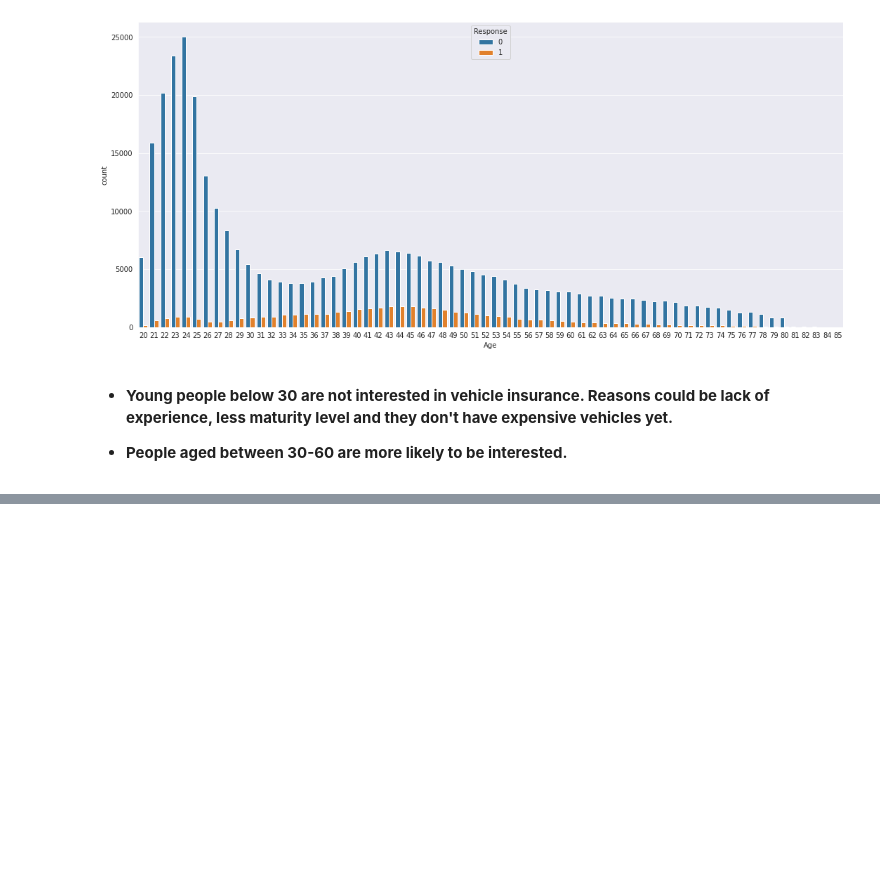
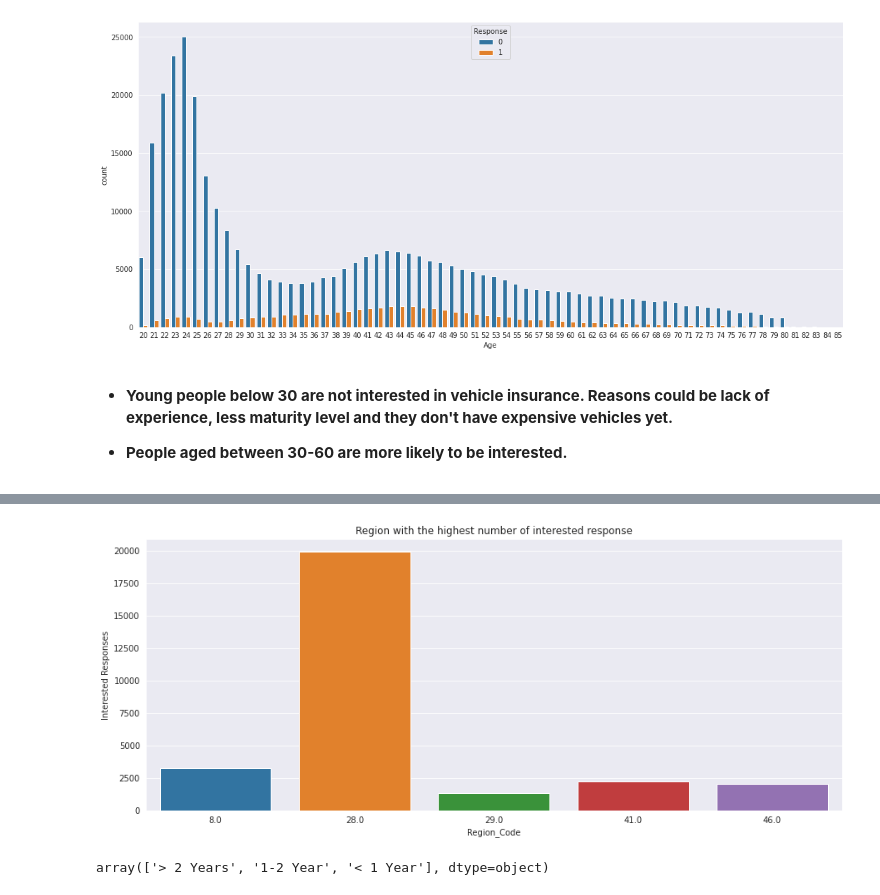
Before and after one commit to priyankashinde-DS/Capstone_health_insurance_prediction, a Jupyter notebook: HEALTH_INSURANCE_CROSS_SELL_PREDICTION.ipynb, the cells around one changed output, grey strips where cells are left out. Drawn from its saved outputs; the diff is of its cells as text; code cells hidden in the pictures; blank space fills up the shorter version.

```diff
--- a/HEALTH_INSURANCE_CROSS_SELL_PREDICTION.ipynb
+++ b/HEALTH_INSURANCE_CROSS_SELL_PREDICTION.ipynb
@@ -401,0 +453,5 @@ sns.countplot(df['Age'], hue = df['Response'])
+# %%
+## Region
+
+top_5_region =  pd.crosstab(index = df['Region_Code'], columns = df['Response']).sort_values(1, ascending = False).head()
+top_5_region
@@ -401,0 +476,9 @@ sns.countplot(df['Age'], hue = df['Response'])
+# %%
+plt.figure(figsize = (15, 6))
+
+sns.barplot(x = top_5_region.index, y = top_5_region[1])
+plt.ylabel('Interested Responses')
+plt.title('Region with the highest number of interested response')
+plt.show()
+# %% [output]
+[figure, added]
@@ -401,0 +489,4 @@ sns.countplot(df['Age'], hue = df['Response'])
+# %%
+df['Vehicle_Age'].unique()
+# %% [output]
+array(['> 2 Years', '1-2 Year', '< 1 Year'], dtype=object)
```
Also changed, not shown: parts of 16 cells of this notebook.
